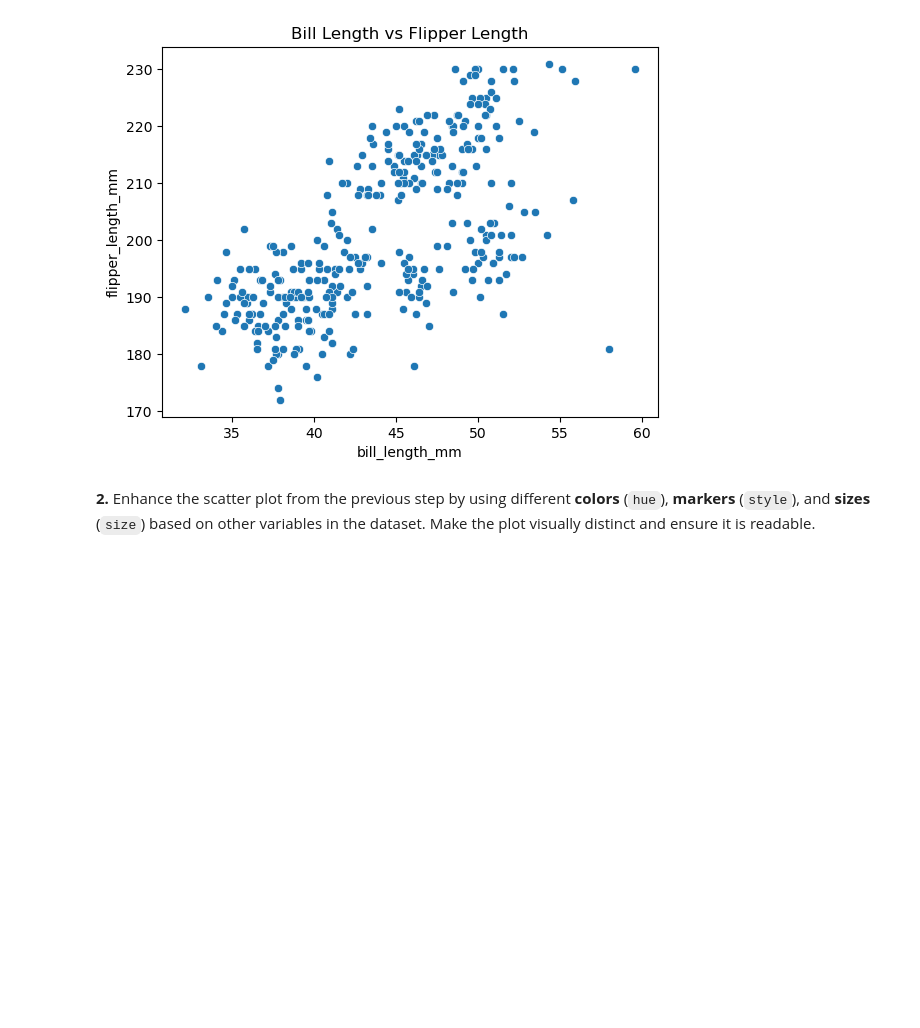
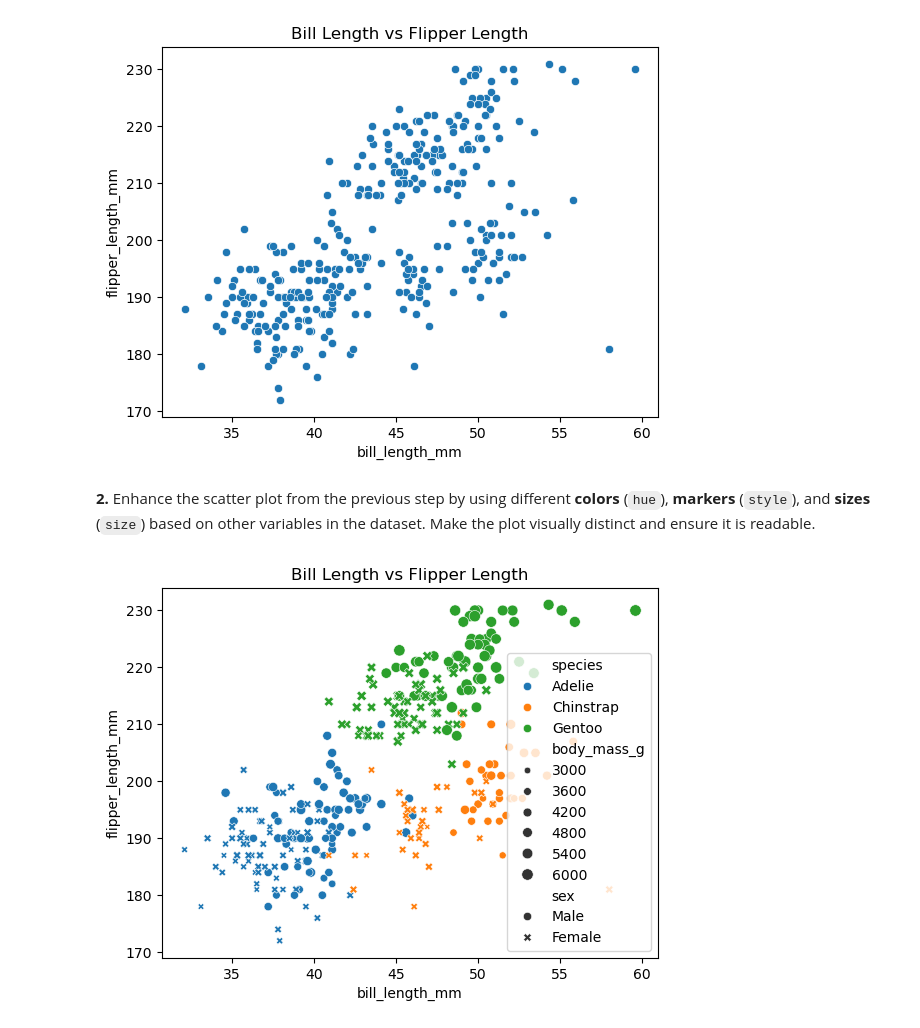
Before and after one commit to Layan-Alamri/B5, a Jupyter notebook: student/C2/m3-2_exercise.ipynb, the cells around one changed output. Drawn from its saved outputs; the diff is of its cells as text; code cells hidden in the pictures; blank space fills up the shorter version.

```diff
--- a/student/C2/m3-2_exercise.ipynb
+++ b/student/C2/m3-2_exercise.ipynb
@@ -174,0 +173,15 @@ plt.show()
+# %%
+# YOUR CODE
+sns.scatterplot(
+    data=penguins,
+    x="bill_length_mm",
+    y="flipper_length_mm",
+    hue="species",
+    style="sex",
+    size="body_mass_g"
+)
+
+plt.title("Bill Length vs Flipper Length")
+plt.show()
+# %% [output]
+[figure, added]
```
Also changed, not shown: parts of 1 cell of this notebook.
